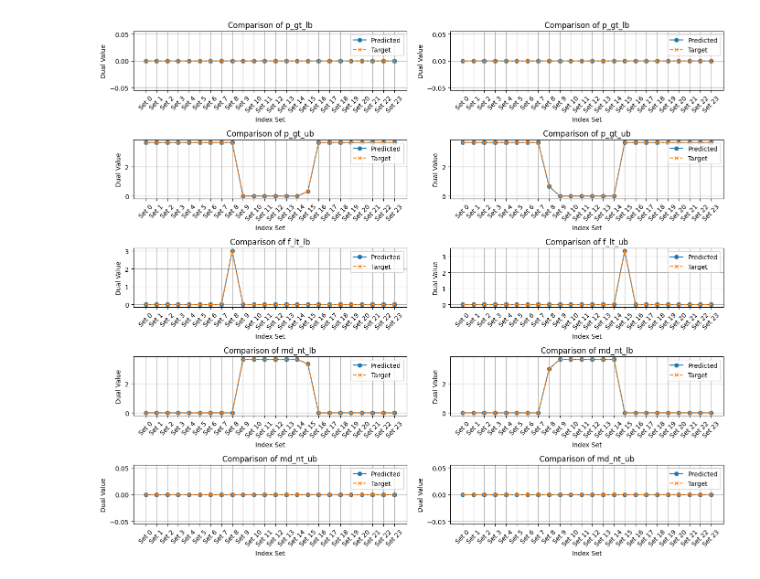
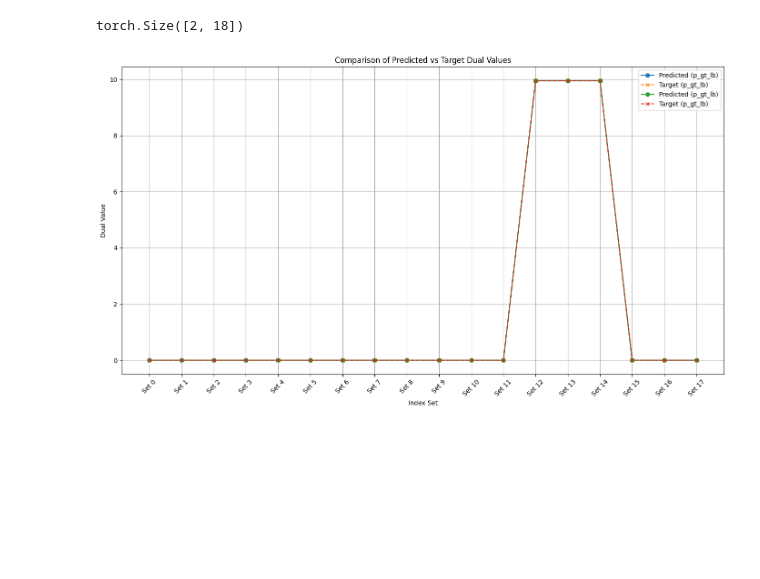
Before and after one commit to benjacobs1999/masterthesis, a Jupyter notebook: test_dual_repairs.ipynb, the cells around one changed output. Saved outputs shown, nothing was run; the diff lists cells and outputs as text; code cells hidden in the pictures; blank space fills up the shorter version.

```diff
--- a/test_dual_repairs.ipynb
+++ b/test_dual_repairs.ipynb
@@ -301,39 +281,46 @@ out_mu = torch.cat([
     f_l_lb, f_l_ub,  # Lower and Upper bounds for f_l
     md_n_lb, md_n_ub  # Lower and Upper bounds for md_n
 ], dim=-1).reshape(mu.shape[0], -1)  # Flatten back to (batch_size, constraints * t)
+# %%
+print(out_mu.shape)
+# %% [output]
+torch.Size([2, 18])
 # %%
 import numpy as np
 import matplotlib.pyplot as plt
 
 # Define labels for the different dual variables
-labels = ["p_gt_lb", "p_gt_lb", "p_gt_ub", "p_gt_ub",
-          "f_lt_lb", "f_lt_ub", "md_nt_lb", "md_nt_lb",
-          "md_nt_ub", "md_nt_ub"]
+labels = ["p_gt_lb", "p_gt_lb", "p_gt_lb",
+          "p_gt_ub", "p_gt_ub", "p_gt_ub",
+          "f_lt_lb", "f_lt_ub", "f_lt_ub",
+          "md_nt_lb", "md_nt_lb", "md_nt_lb",
+          "md_nt_ub", "md_nt_ub", "md_nt_ub"]
 
-# Extract values for plotting
-indices = np.arange(0, len(out_mu[0]), 10)
-x_labels = [f"Set {i//10}" for i in indices]
+num_points = out_mu.shape[1]  # Number of time steps or data points
+x_labels = [f"Set {i}" for i in range(num_points)]  # Generate labels dynamically
 
-out_values = np.array([[out_mu[1, i+j].item() for j in range(10)] for i in indices])
-target_values = np.array([[target_mu[1, i+j].item() for j in range(10)] for i in indices])
+# Define labels for the different dual variables
+labels = ["p_gt_lb", "p_gt_lb", "p_gt_lb",
+          "p_gt_ub", "p_gt_ub", "p_gt_ub",
+          "f_lt_lb", "f_lt_ub", "f_lt_ub",
+          "md_nt_lb", "md_nt_lb", "md_nt_lb",
+          "md_nt_ub", "md_nt_ub", "md_nt_ub"]
 
-# Create separate plots for each type
-fig, axes = plt.subplots(5, 2, figsize=(14, 12))
-axes = axes.flatten()
+# Plot all comparisons in a single figure
+plt.figure(figsize=(14, 8))
 
-for j in range(10):
-    ax = axes[j]
-    ax.plot(x_labels, out_values[:, j], marker='o', linestyle='-', label="Predicted")
-    ax.plot(x_labels, target_values[:, j], marker='x', linestyle='--', label="Target")
+for j in range(min(len(labels), out_mu.shape[0])):  # Ensure we don't exceed available indices
+    plt.plot(x_labels, out_mu[j, :], marker='o', linestyle='-', label=f"Predicted ({labels[j]})")
+    plt.plot(x_labels, target_mu[j, :], marker='x', linestyle='--', label=f"Target ({labels[j]})")
 
-    ax.set_ylabel("Dual Value")
-    ax.set_xlabel("Index Set")
-    ax.set_title(f"Comparison of {labels[j]}")
-    ax.legend()
-    ax.grid(True)
-    ax.set_xticklabels(x_labels, rotation=45)
+plt.ylabel("Dual Value")
+plt.xlabel("Index Set")
+plt.title("Comparison of Predicted vs Target Dual Values")
+plt.legend()
+plt.grid(True)
+plt.xticks(rotation=45)
 
 plt.tight_layout()
 plt.show()
 # %% [output]
-[figure, old version]
+[figure, new version]
```
Also changed, not shown: parts of 2 cells of this notebook, 16 other files.
